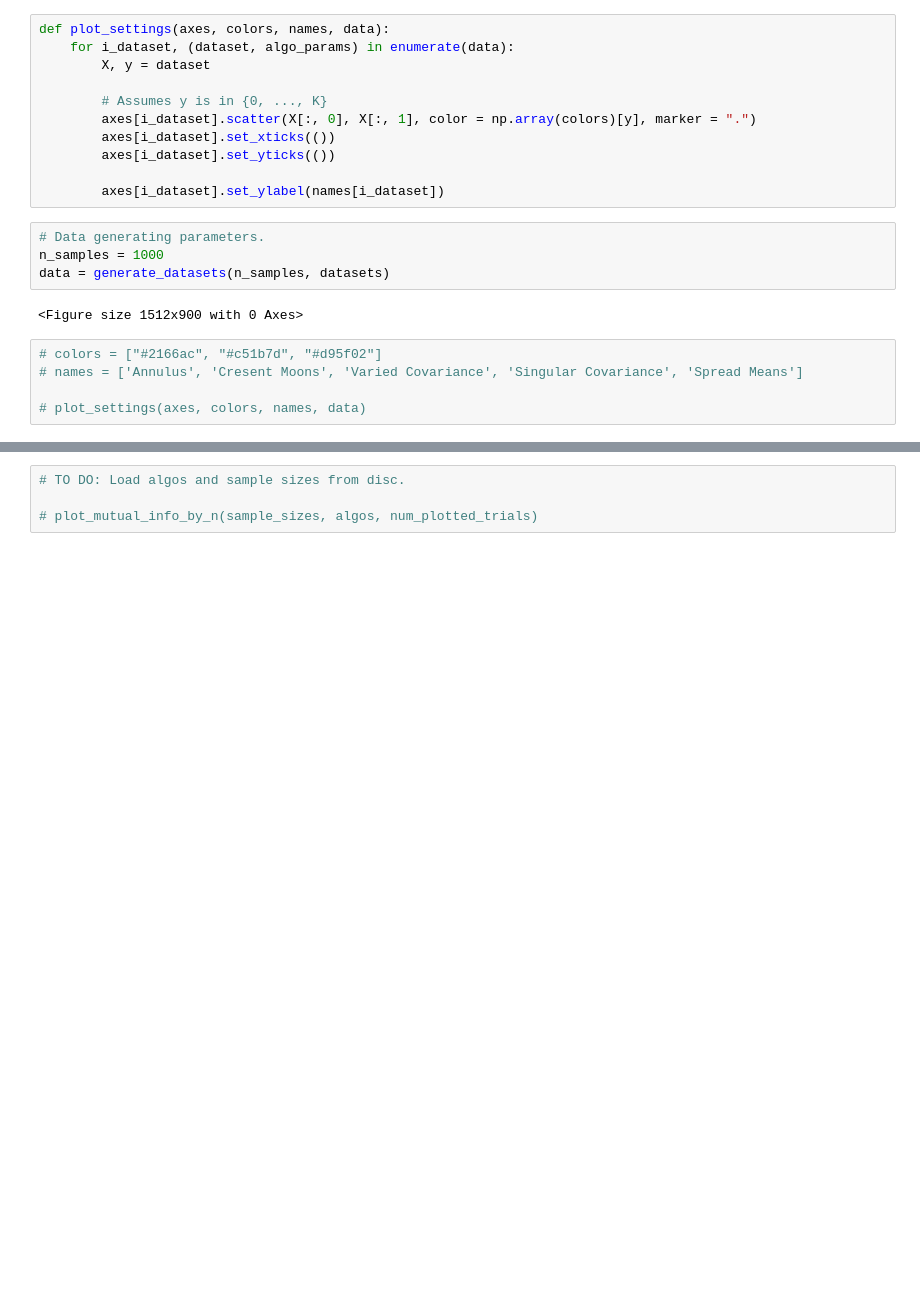
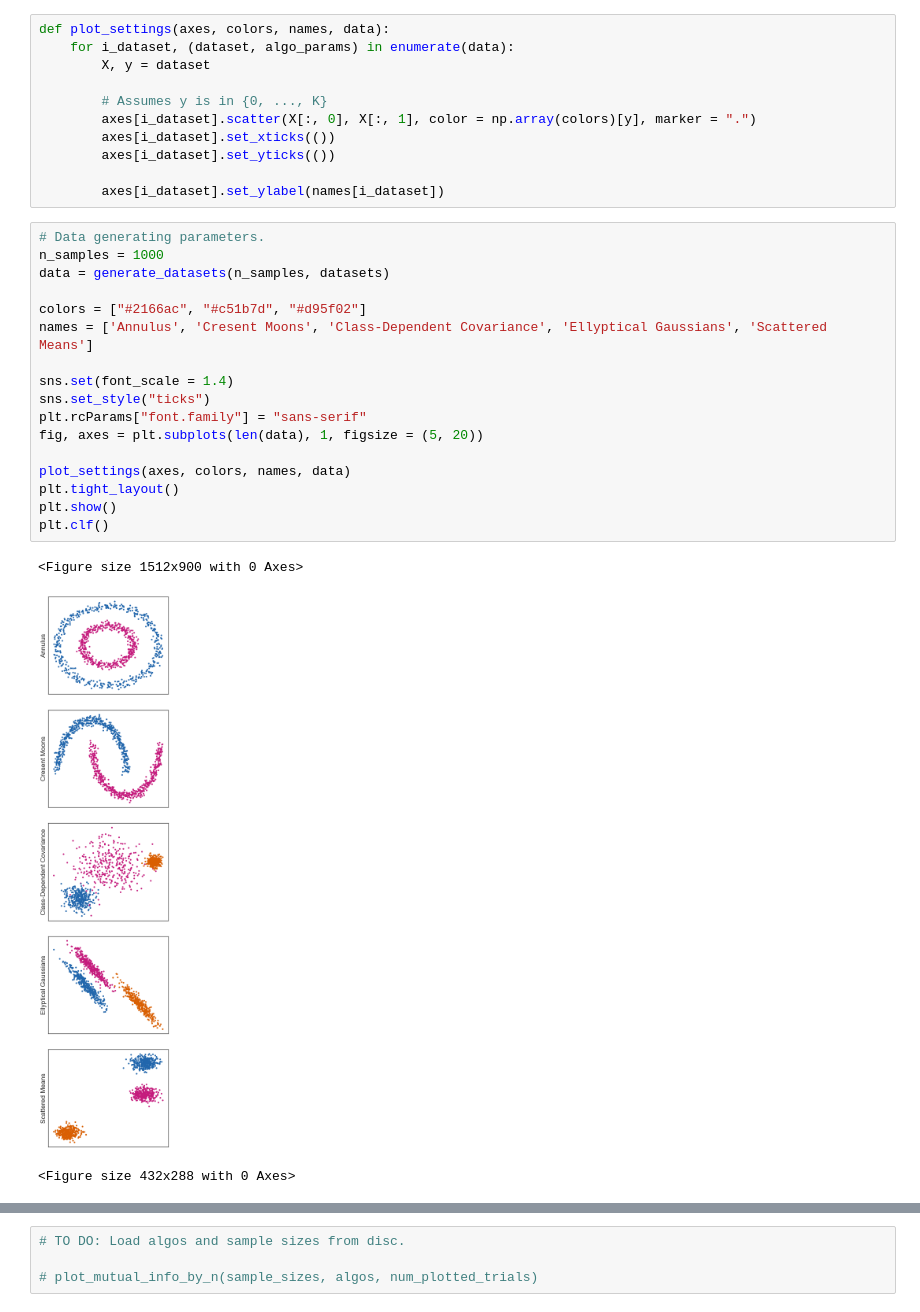
Before and after one commit to neurodata/uncertainty-forest, a Jupyter notebook: demos/fig5/figure-5.ipynb, the cells around one changed output, grey strips where cells are left out. Saved outputs shown, nothing was run; the diff lists cells and outputs as text; blank space fills up the shorter version.

```diff
--- a/demos/fig5/figure-5.ipynb
+++ b/demos/fig5/figure-5.ipynb
@@ -101,15 +164,25 @@ def plot_settings(axes, colors, names, data):
         axes[i_dataset].set_yticks(())
 
         axes[i_dataset].set_ylabel(names[i_dataset])
-# %%
-# Data generating parameters.
-n_samples = 1000
-data = generate_datasets(n_samples, datasets)
-# %% [output]
-<Figure size 1512x900 with 0 Axes>
-# %%
-# colors = ["#2166ac", "#c51b7d", "#d95f02"]
-# names = ['Annulus', 'Cresent Moons', 'Varied Covariance', 'Singular Covariance', 'Spread Means']
-
-# plot_settings(axes, colors, names, data)
+# %%
+# Data generating parameters.
+n_samples = 1000
+data = generate_datasets(n_samples, datasets)
+
+colors = ["#2166ac", "#c51b7d", "#d95f02"]
+names = ['Annulus', 'Cresent Moons', 'Class-Dependent Covariance', 'Ellyptical Gaussians', 'Scattered Means']
+
+sns.set(font_scale = 1.4)
+sns.set_style("ticks")
+plt.rcParams["font.family"] = "sans-serif"
+fig, axes = plt.subplots(len(data), 1, figsize = (5, 20))
+
+plot_settings(axes, colors, names, data)
+plt.tight_layout()
+plt.show()
+plt.clf()
+# %% [output]
+<Figure size 1512x900 with 0 Axes>
+[figure, added]
+<Figure size 432x288 with 0 Axes>
 # %%
```
Also changed, not shown: parts of 13 cells of this notebook, 24 other files.
